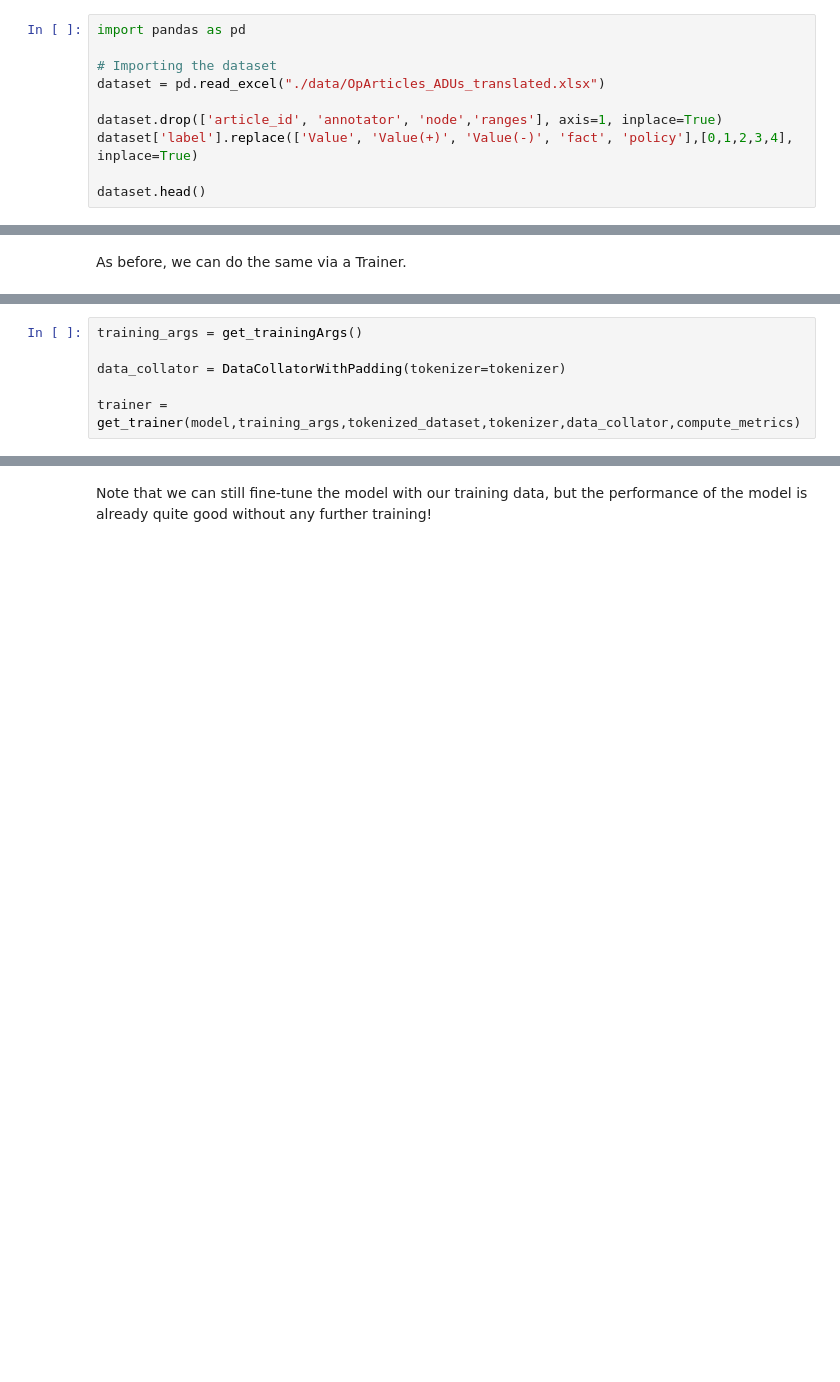
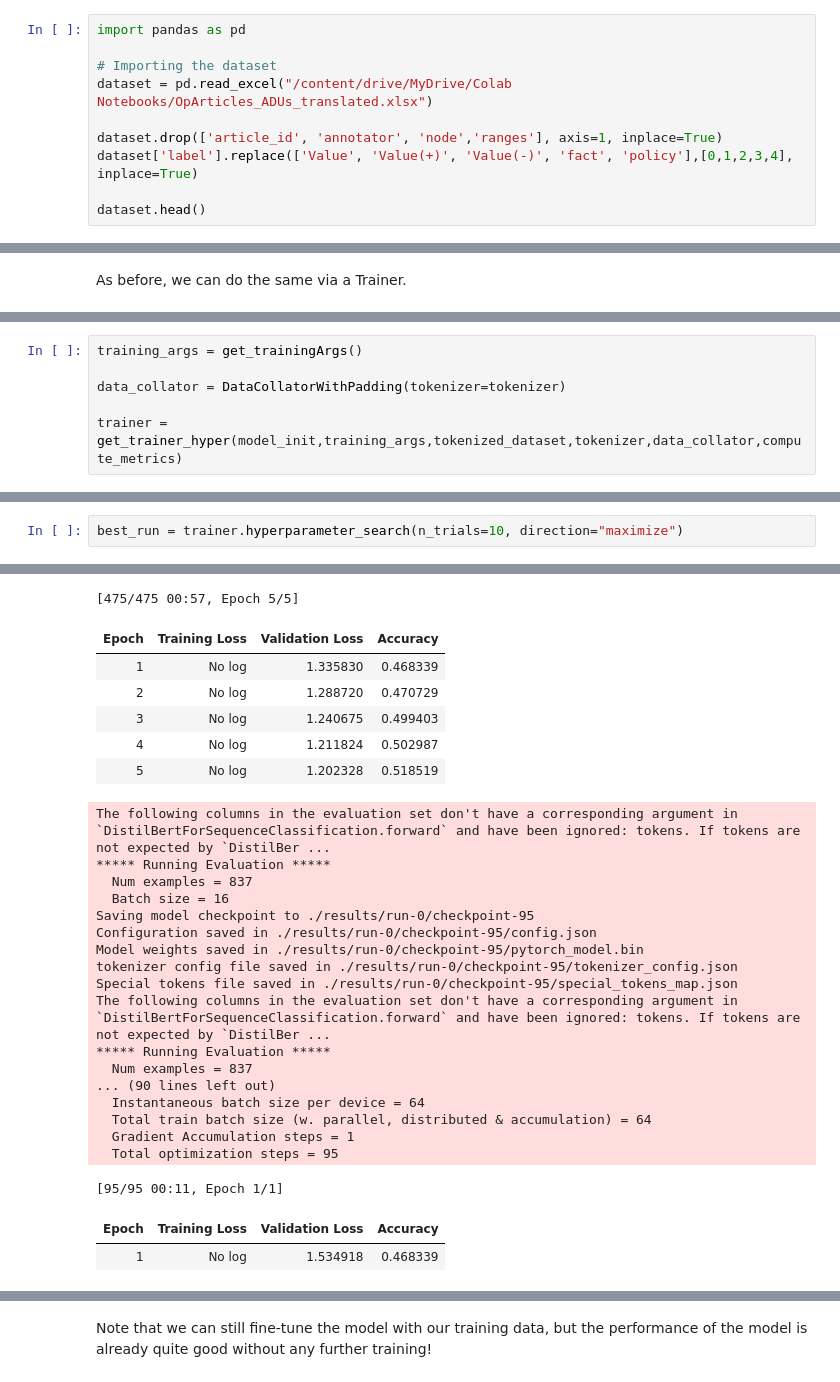
Before and after one commit to g-batalhao-a/PLN, a Jupyter notebook: Project/Assignment2/transformers_.ipynb, the cells around one changed output, grey strips where cells are left out. Saved outputs shown, nothing was run; the diff lists cells and outputs as text; blank space fills up the shorter version.

```diff
--- a/Project/Assignment2/transformers_.ipynb
+++ b/Project/Assignment2/transformers_.ipynb
@@ -769,7 +830,7 @@ First, translate all tokens:
 import pandas as pd
 
 # Importing the dataset
-dataset = pd.read_excel("./data/OpArticles_ADUs_translated.xlsx")
+dataset = pd.read_excel("/content/drive/MyDrive/Colab Notebooks/OpArticles_ADUs_translated.xlsx")
 
 dataset.drop(['article_id', 'annotator', 'node','ranges'], axis=1, inplace=True)
 dataset['label'].replace(['Value', 'Value(+)', 'Value(-)', 'fact', 'policy'],[0,1,2,3,4], inplace=True)
@@ -892,7 +953,7 @@ training_args = get_trainingArgs()
 
 data_collator = DataCollatorWithPadding(tokenizer=tokenizer)
 
-trainer = get_trainer(model,training_args,tokenized_dataset,tokenizer,data_collator,compute_metrics)
+trainer = get_trainer_hyper(model_init,training_args,tokenized_dataset,tokenizer,data_collator,compute_metrics)
 # %% [output]
 PyTorch: setting up devices
 The default value for the training argument `--report_to` will change in v5 (from all installed integrations to none). In v5, you will need to use `--report_to all` to get the same behavior as now. Yo ...
@@ -939,0 +975,3 @@ TrainOutput(global_step=9420, training_loss=0.5340723365735096, metrics={'train_
+# %%
+best_run = trainer.hyperparameter_search(n_trials=10, direction="maximize")
+# %% [output]
@@ -939,0 +995,27 @@ TrainOutput(global_step=9420, training_loss=0.5340723365735096, metrics={'train_
+[475/475 00:57, Epoch 5/5]
+| Epoch | Training Loss | Validation Loss | Accuracy |
+| 1 | No log | 1.335830 | 0.468339 |
+| 2 | No log | 1.288720 | 0.470729 |
+| 3 | No log | 1.240675 | 0.499403 |
+| 4 | No log | 1.211824 | 0.502987 |
+| 5 | No log | 1.202328 | 0.518519 |
+The following columns in the evaluation set don't have a corresponding argument in `DistilBertForSequenceClassification.forward` and have been ignored: tokens. If tokens are not expected by `DistilBer ...
+***** Running Evaluation *****
+  Num examples = 837
+  Batch size = 16
+Saving model checkpoint to ./results/run-0/checkpoint-95
+Configuration saved in ./results/run-0/checkpoint-95/config.json
+Model weights saved in ./results/run-0/checkpoint-95/pytorch_model.bin
+tokenizer config file saved in ./results/run-0/checkpoint-95/tokenizer_config.json
+Special tokens file saved in ./results/run-0/checkpoint-95/special_tokens_map.json
+The following columns in the evaluation set don't have a corresponding argument in `DistilBertForSequenceClassification.forward` and have been ignored: tokens. If tokens are not expected by `DistilBer ...
+***** Running Evaluation *****
+  Num examples = 837
+... (90 lines left out)
+  Instantaneous batch size per device = 64
+  Total train batch size (w. parallel, distributed & accumulation) = 64
+  Gradient Accumulation steps = 1
+  Total optimization steps = 95
+[95/95 00:11, Epoch 1/1]
+| Epoch | Training Loss | Validation Loss | Accuracy |
+| 1 | No log | 1.534918 | 0.468339 |
```
Also changed, not shown: parts of 44 cells of this notebook.
